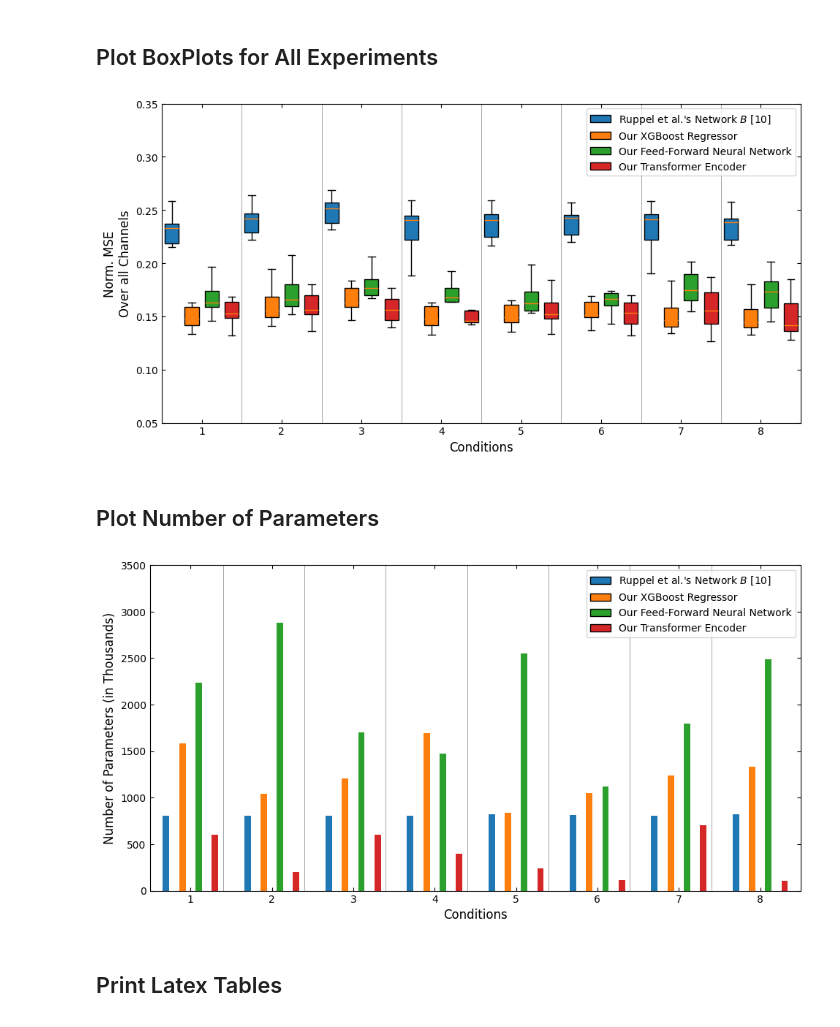
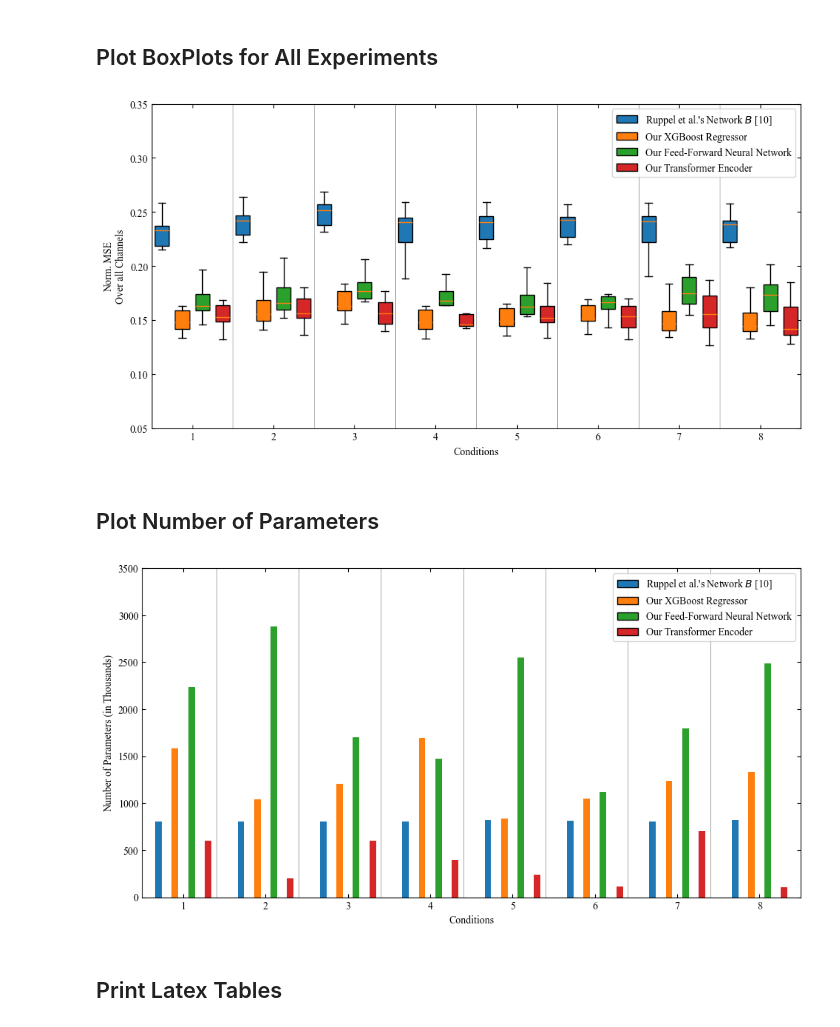
Before and after one commit to wzaielamri/Optimizing_BioTac_Simulation, a Jupyter notebook: generate_figures/plot_min_temperature_boxplots_ttest.ipynb, the cells around one changed output. Saved outputs shown, nothing was run; the diff lists cells and outputs as text; code cells hidden in the pictures.

Commit message:
FontType1

```diff
--- a/generate_figures/plot_min_temperature_boxplots_ttest.ipynb
+++ b/generate_figures/plot_min_temperature_boxplots_ttest.ipynb
@@ -568,7 +609,7 @@ legend_elements = [Patch(facecolor='C0', edgecolor='k', label="Ruppel et al.'s N
                    Patch(facecolor='C1', edgecolor='k', label='Our XGBoost Regressor',),
                    Patch(facecolor='C2', edgecolor='k', label='Our Feed-Forward Neural Network'),
                    Patch(facecolor='C3', edgecolor='k', label='Our Transformer Encoder')]
-ax.legend(handles=legend_elements, loc='upper right', fontsize=10)
+ax.legend(handles=legend_elements, loc='upper right', fontsize=10, prop=font)
 
 
 #labels= ['PAC', 'PDC', "E_1", "E_2", "E_3", "E_4", "E_5", "E_6", "E_7", "E_8", "E_9", "E_10", "E_11", "E_12", "E_13", "E_14", "E_15", "E_16", "E_17", "E_18", "E_19"]
@@ -590,10 +631,11 @@ plt.ylim([0.05,0.35])
 ax = plt.gca()
 ax.set_aspect(0.5/ax.get_data_ratio())
 
-#plt.savefig("../figures/boxplot_all_experiments.pdf", dpi=600, bbox_inches='tight')
+ApplyFont(ax)
+plt.savefig("../figures/boxplot_all_experiments.pdf", dpi=600, bbox_inches='tight')
 plt.show()
 # %% [output]
-[figure, old version]
+[figure, new version]
 # %% [markdown]
 ## Plot Number of Parameters
 # %%
@@ -634,36 +676,37 @@ from matplotlib.patches import Patch
 legend_elements = [Patch(facecolor='C0', edgecolor='k', label="Ruppel et al.'s Network $B$ [10]",),
                    Patch(facecolor='C1', edgecolor='k', label='Our XGBoost Regressor',),
                    Patch(facecolor='C2', edgecolor='k', label='Our Feed-Forward Neural Network'),
                    Patch(facecolor='C3', edgecolor='k', label='Our Transformer Encoder')]
-ax.legend(handles=legend_elements, loc='upper right', fontsize=10)
+ax.legend(handles=legend_elements, loc='upper right', fontsize=10, prop=font)
 
 plt.xlim([-1,(num_experiments*(num_networks+1)-1)])
 
 
 
 #labels= ['PAC', 'PDC', "E_1", "E_2", "E_3", "E_4", "E_5", "E_6", "E_7", "E_8", "E_9", "E_10", "E_11", "E_12", "E_13", "E_14", "E_15", "E_16", "E_17", "E_18", "E_19"]
 plt.xticks(np.array(range(0,(num_experiments*(num_networks+1)),num_networks+1))+1.5, range(1,num_experiments+1));
 
 
 plt.tick_params(bottom=True, top=True, left=True, right=True)
 # ticks in the inside of the plot
 plt.tick_params(axis='x', which='both', direction='in')
 plt.tick_params(axis='y', which='both', direction='in')
 
 plt.ylabel('Number of Parameters (in Thousands)', fontsize=12)
 plt.xlabel('Conditions', fontsize=12)
 plt.tight_layout()
 plt.ylim([0,3500])
 
 
 # set aspect ratio between x and y axis to 2
 ax = plt.gca()
 ax.set_aspect(0.5/ax.get_data_ratio())
 
-#plt.savefig("../figures/barplot_all_experiments_parameters.pdf", dpi=600, bbox_inches='tight')
+ApplyFont(ax)
+plt.savefig("../figures/barplot_all_experiments_parameters.pdf", dpi=600, bbox_inches='tight')
 plt.show()
 # %% [output]
-[figure, old version]
+[figure, new version]
 # %% [markdown]
 ## Print Latex Tables
 # %%
```
Also changed, not shown: parts of 4 cells of this notebook, 13 other files.
